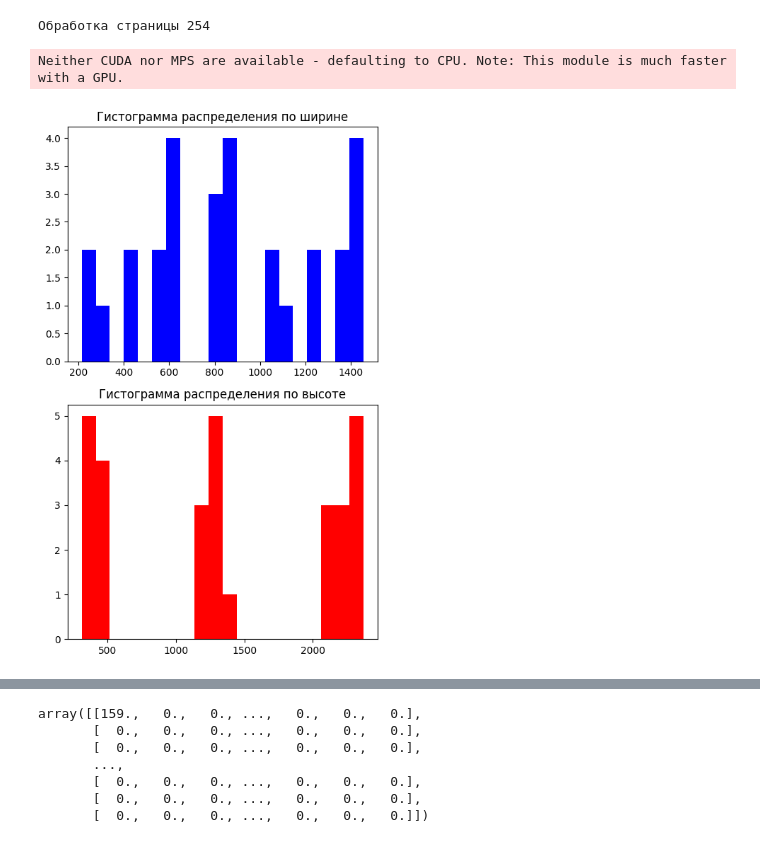
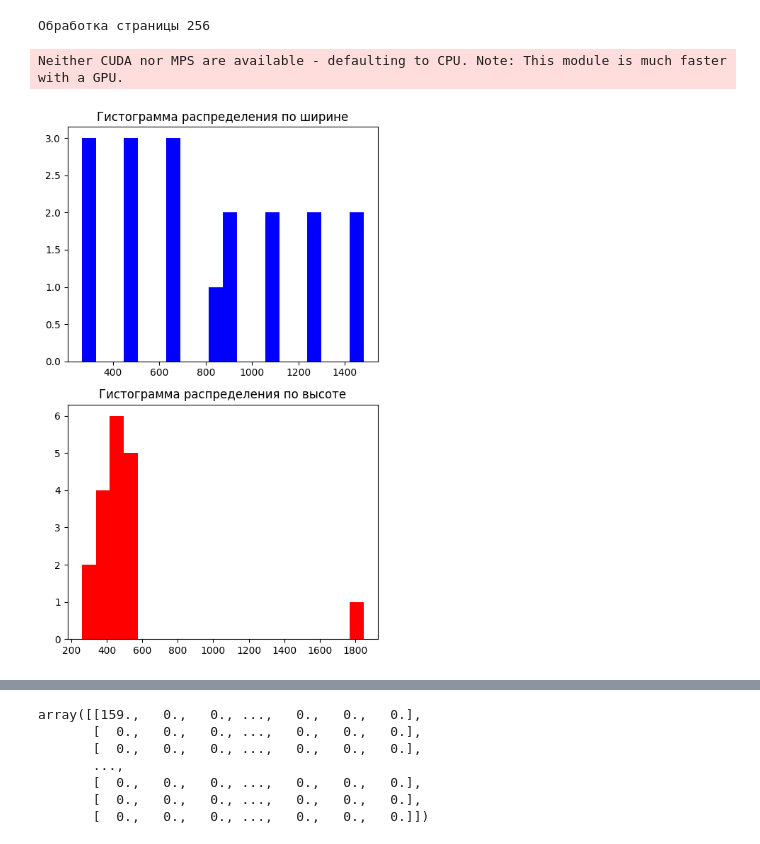
Before and after one commit to kdavjd/liquid_vapor_database, a Jupyter notebook: docs/extract_tables.ipynb, the cells around one changed output, grey strips where cells are left out. Drawn from its saved outputs; the diff is of its cells as text; code cells hidden in the pictures.

Commit message:
page_data added

```diff
--- a/docs/extract_tables.ipynb
+++ b/docs/extract_tables.ipynb
@@ -1,24 +1,24 @@
 # %%
 import pandas as pd
 import easyocr
 import sys
 import numpy as np
 sys.path.append('C:/IDE/repository/liquid_vapor_database')
 from src.table_gridlines import Gridlines
 from src.pdf_image_extractor import PDFImageExtractor
-from src.pdf_page_processor import Page
+from src.pdf_page_processor import PageImage
 
-PAGE_NUM = 254
+PAGE_NUM = 256
 data_path = f'C:/IDE/repository/liquid_vapor_database/data/Kogan_1.pdf'
 work_folder_path = f'C:/IDE/repository/liquid_vapor_database/pdf_data/page_{PAGE_NUM}'
 img_path = f'{work_folder_path}/page_{PAGE_NUM}_processed.png'
-image = PDFImageExtractor(data_path, work_folder_path)
-page = Page(PAGE_NUM, image)
+extractor = PDFImageExtractor(data_path, work_folder_path)
+page_image = PageImage(PAGE_NUM, extractor)
 reader = easyocr.Reader(['ru', 'en'])
 result = reader.readtext(img_path)
 easyocr_df = pd.DataFrame(result, columns=['bbox','text','conf'])
 detector = Gridlines(img_path, easyocr_df, debug=True)
 # %% [output]
-Обработка страницы 254
+Обработка страницы 256
 Neither CUDA nor MPS are available - defaulting to CPU. Note: This module is much faster with a GPU.
-[figure, old version]
+[figure, new version]
```
Also changed, not shown: parts of 7 cells of this notebook, 10 other files.
